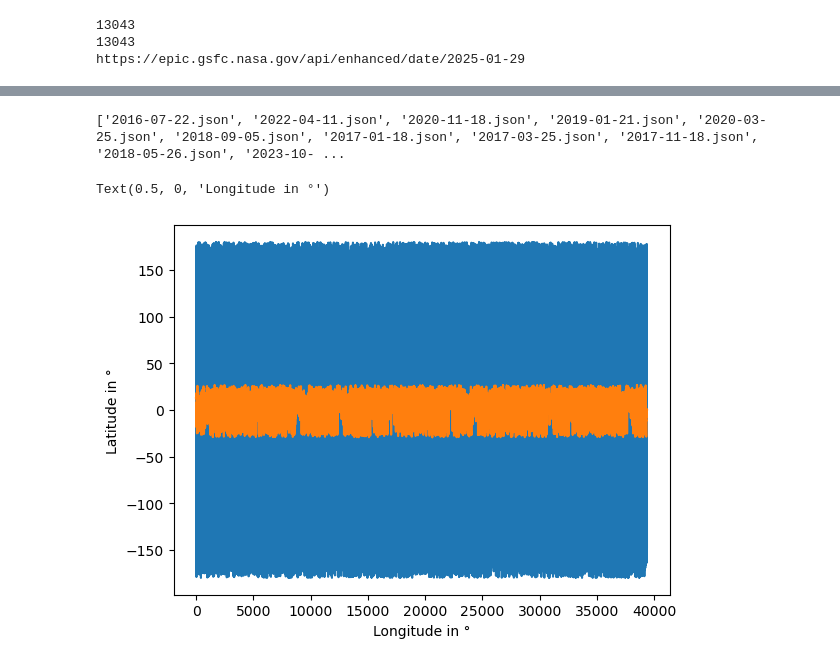
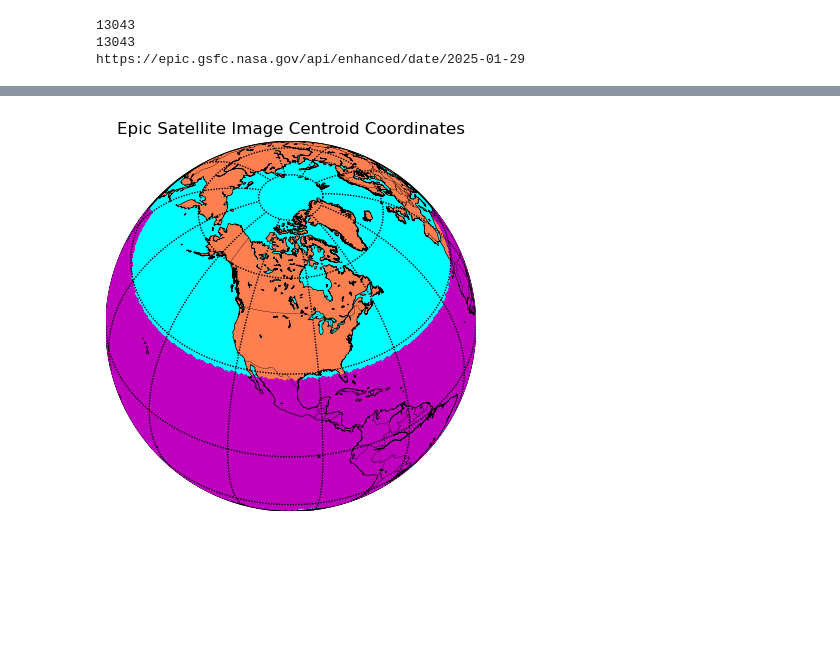
Before and after one commit to kevin-paul97/fantastic-palm-tree, a Jupyter notebook: Project/main.ipynb, the cells around one changed output, grey strips where cells are left out. Cells and saved outputs as stored; diff of their text form; code cells hidden in the pictures; blank space fills up the shorter version.

Commit message:
Integrate basemap

```diff
--- a/Project/main.ipynb
+++ b/Project/main.ipynb
@@ -72,9 +73,6 @@ for i in range(len(folders)):
 files = os.listdir("combined")
 if ".DS_Store" in files:
     files.remove(".DS_Store")
-print(files)
-# %% [output]
-['2016-07-22.json', '2022-04-11.json', '2020-11-18.json', '2019-01-21.json', '2020-03-25.json', '2018-09-05.json', '2017-01-18.json', '2017-03-25.json', '2017-11-18.json', '2018-05-26.json', '2023-10- ...
 # %%
 lat_coordinates = []
 lon_coordinates = []
@@ -84,14 +82,38 @@ for i in range(len(files)):
         for p in range(len(data)):
             lat_coordinates.append(data[p]["centroid_coordinates"]["lat"])
             lon_coordinates.append(data[p]["centroid_coordinates"]["lon"])
-
-plt.plot(lon_coordinates)
-plt.plot(lat_coordinates)
-plt.ylabel("Latitude in °")
-plt.xlabel("Longitude in °")
-# %% [output]
-Text(0.5, 0, 'Longitude in °')
-[figure, removed]
+# %%
+from mpl_toolkits.basemap import Basemap
+import matplotlib.pyplot as plt
+import numpy as np
+
+# set up orthographic map projection with
+# perspective of satellite looking down at 45N, 100W.
+# use low resolution coastlines.
+map = Basemap(projection='ortho',lat_0=45,lon_0=-100,resolution='l')
+
+# draw coastlines, country boundaries, fill continents.
+map.drawcoastlines(linewidth=0.5)
+map.drawcountries(linewidth=0.25)
+map.fillcontinents(color='coral',lake_color='aqua')
+
+# draw the edge of the map projection region (the projection limb)
+map.drawmapboundary(fill_color='aqua')
+
+# draw lat/lon grid lines every 30 degrees.
+map.drawmeridians(np.arange(0,360,30))
+map.drawparallels(np.arange(-90,90,30))
+
+# Plot lat and lon coordinates on the map
+x, y = map(lon_coordinates, lat_coordinates)
+map.scatter(x, y, marker='D',color='m')
+
+# plot labels
+plt.title("Epic Satellite Image Centroid Coordinates")
+
+plt.show()
+# %% [output]
+[figure, added]
 # %%
 df_lat = pd.DataFrame(lat_coordinates)
 df_lon = pd.DataFrame(lon_coordinates)
```
Also changed, not shown: parts of 5 cells of this notebook, 1 other file.
